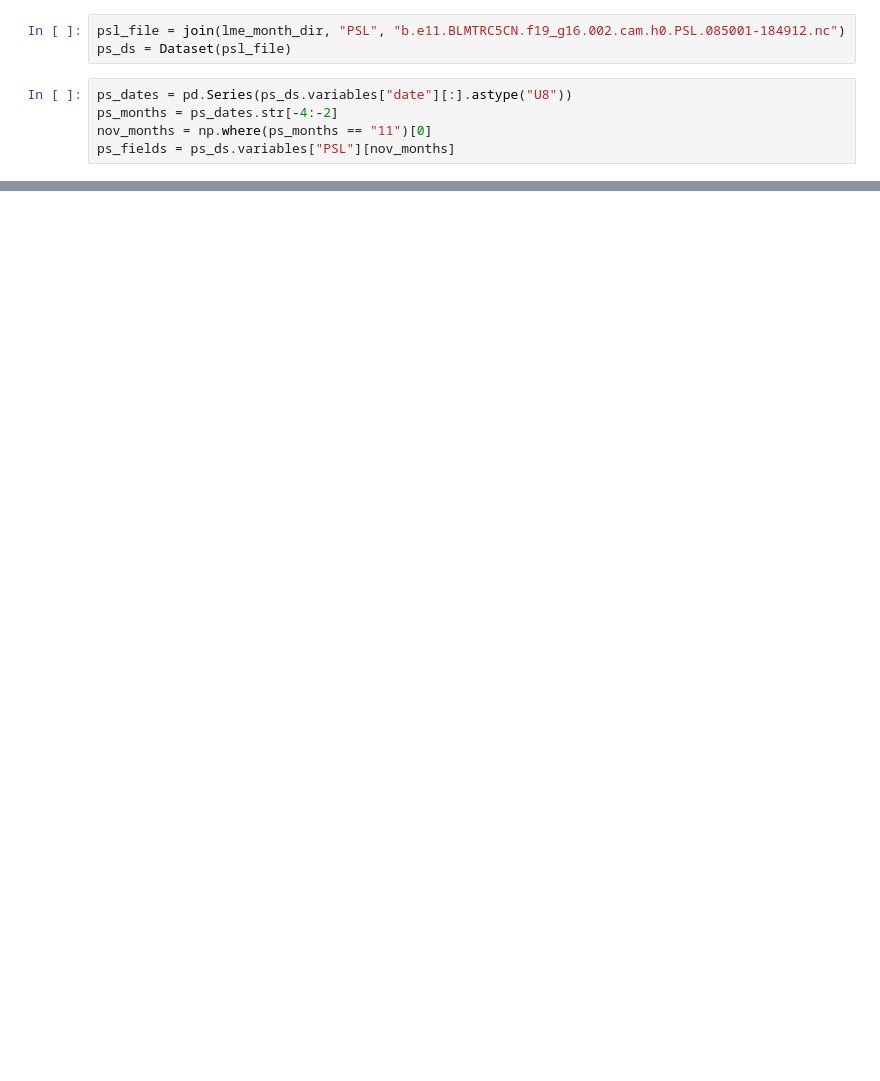
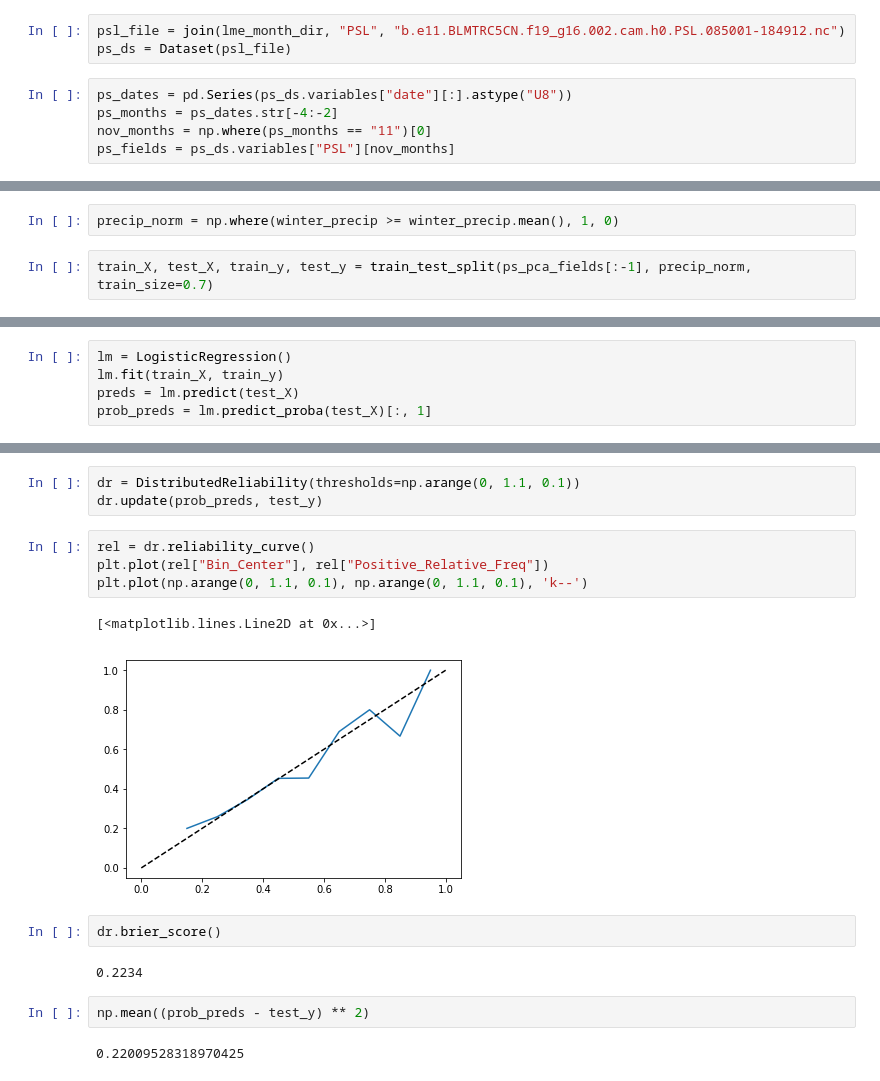
Before and after one commit to djgagne/ci_hackathon_2017, a Jupyter notebook: notebooks/LME_Exploration.ipynb, the cells around one changed output, grey strips where cells are left out. Drawn from its saved outputs; the diff is of its cells as text; blank space fills up the shorter version.

```diff
--- a/notebooks/LME_Exploration.ipynb
+++ b/notebooks/LME_Exploration.ipynb
@@ -130,0 +107,4 @@ Length: 12000, dtype: object
+# %%
+precip_norm = np.where(winter_precip >= winter_precip.mean(), 1, 0)
+# %%
+train_X, test_X, train_y, test_y = train_test_split(ps_pca_fields[:-1], precip_norm, train_size=0.7)
@@ -130,0 +113,5 @@ Length: 12000, dtype: object
+# %%
+lm = LogisticRegression()
+lm.fit(train_X, train_y)
+preds = lm.predict(test_X)
+prob_preds = lm.predict_proba(test_X)[:, 1]
@@ -130,0 +131,18 @@ Length: 12000, dtype: object
+# %%
+dr = DistributedReliability(thresholds=np.arange(0, 1.1, 0.1))
+dr.update(prob_preds, test_y)
+# %%
+rel = dr.reliability_curve()
+plt.plot(rel["Bin_Center"], rel["Positive_Relative_Freq"])
+plt.plot(np.arange(0, 1.1, 0.1), np.arange(0, 1.1, 0.1), 'k--')
+# %% [output]
+[<matplotlib.lines.Line2D at 0x...>]
+[figure, added]
+# %%
+dr.brier_score()
+# %% [output]
+0.2234
+# %%
+np.mean((prob_preds - test_y) ** 2)
+# %% [output]
+0.22009528318970425
```
Also changed, not shown: parts of 18 cells of this notebook, 2 other files.
